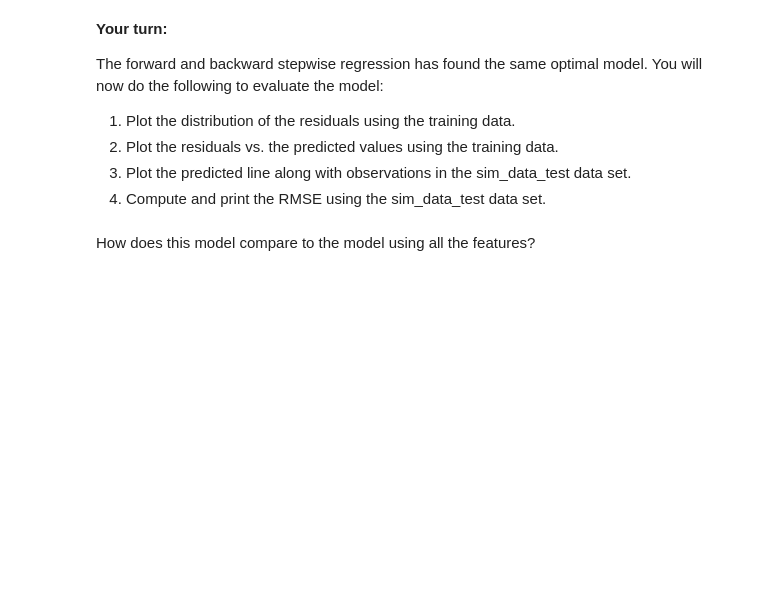
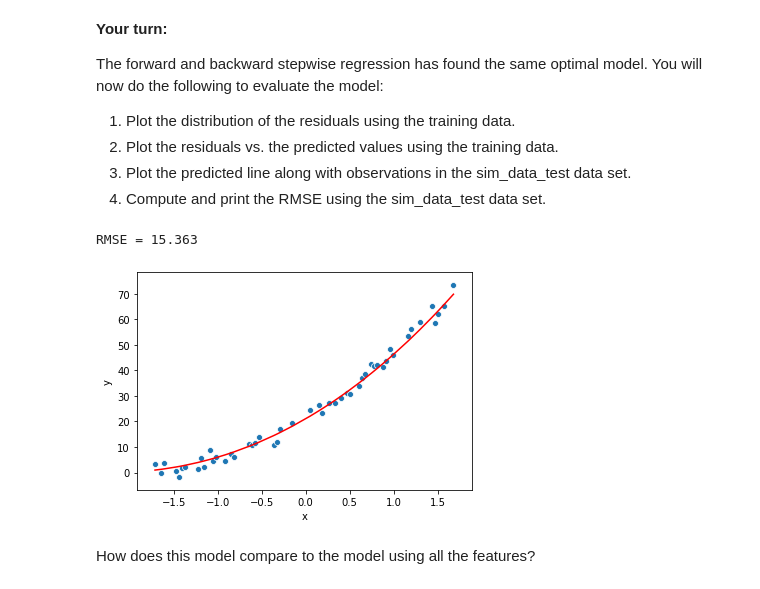
Before and after one commit to StephenElston/DataScience410, a Jupyter notebook: Lecture7/IntroductionToStepwiseRegression.ipynb, the cells around one changed output. Cells and saved outputs as stored; diff of their text form; code cells hidden in the pictures; blank space fills up the shorter version.

```diff
--- a/Lecture7/IntroductionToStepwiseRegression.ipynb
+++ b/Lecture7/IntroductionToStepwiseRegression.ipynb
@@ -357,6 +443,11 @@ The forward and backward stepwise regression has found the same optimal model. Y
 2. Plot the residuals vs. the predicted values using the training data.
 3. Plot the predicted line along with observations in the sim_data_test data set.
 4. Compute and print the RMSE using the sim_data_test data set.
+# %%
+plot_ols(sim_data_test, ols_model_bsw, ['x','x_square','x_cube'])
+# %% [output]
+RMSE = 15.363
+[figure, added]
 # %% [markdown]
 How does this model compare to the model using all the features?
 # %% [markdown]
```
Also changed, not shown: parts of 8 cells of this notebook, 1 other file.
